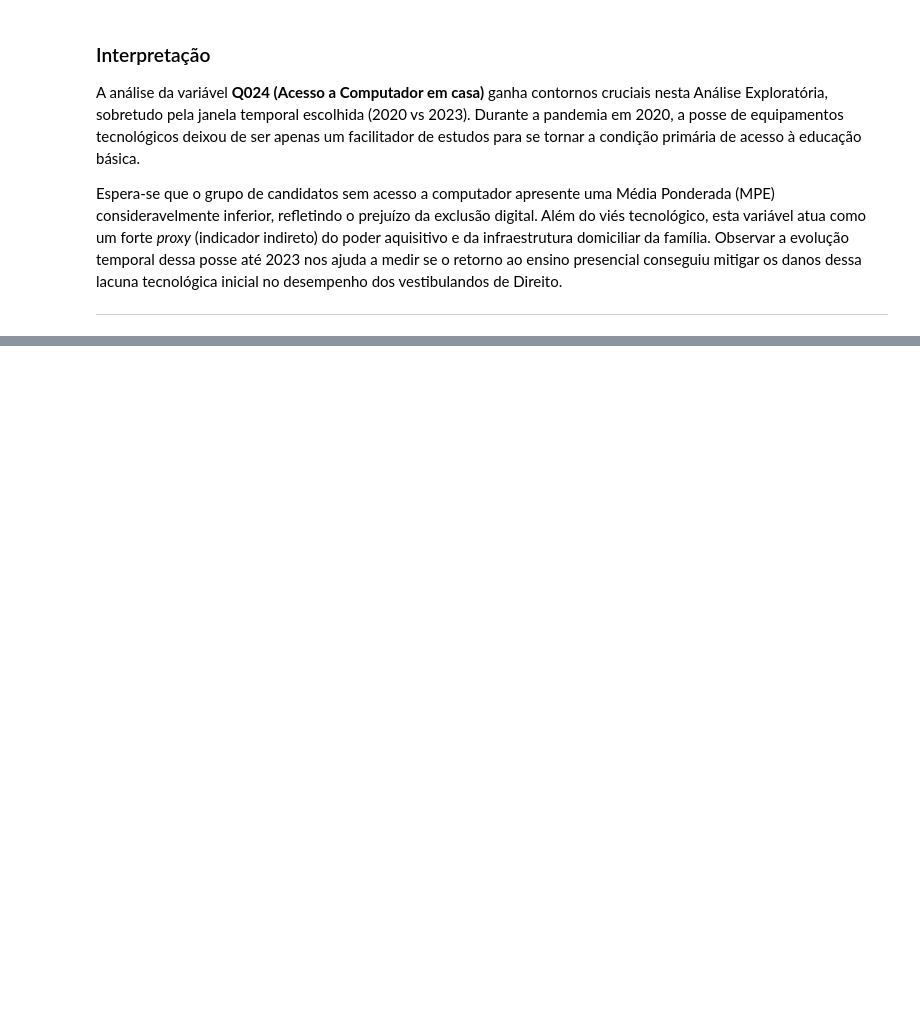
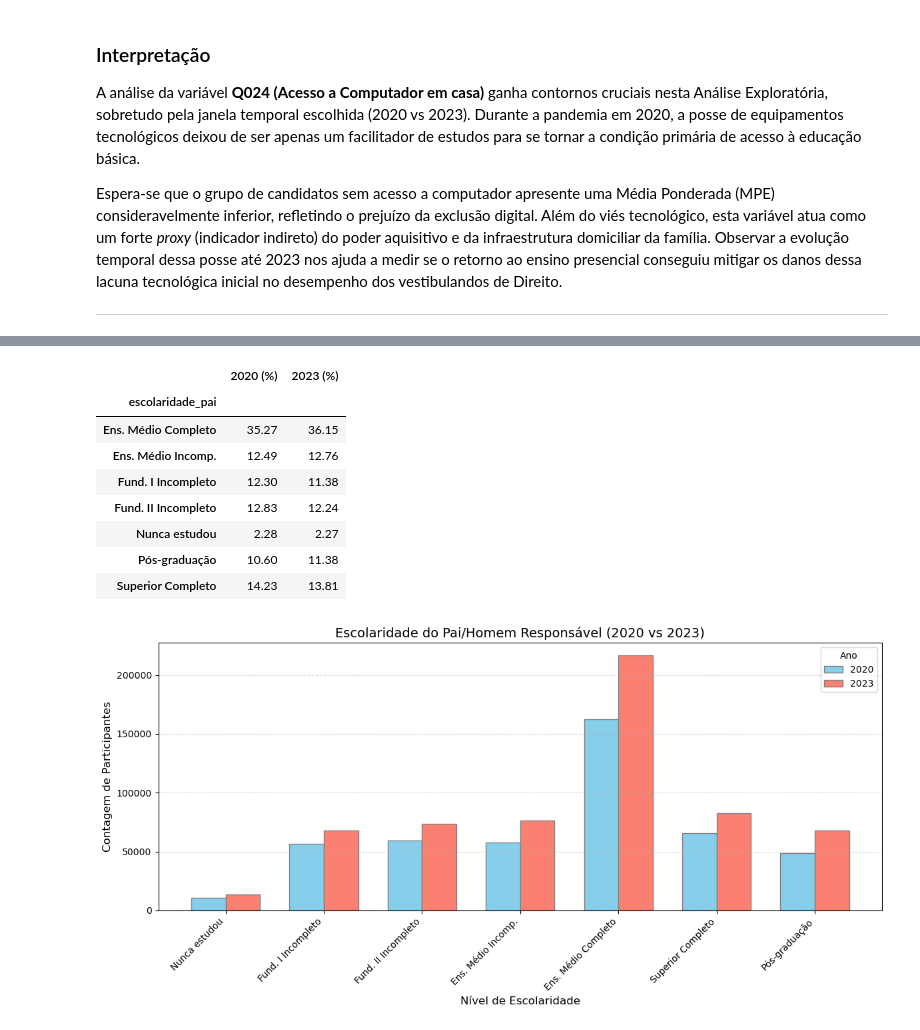
Before and after one commit to AllineOliveira/Projeto-2-Cdados, a Jupyter notebook: Projeto 2 - Grupo 6 2.ipynb, the cells around one changed output, grey strips where cells are left out. Drawn from its saved outputs; the diff is of its cells as text; code cells hidden in the pictures; blank space fills up the shorter version.

```diff
--- a/Projeto 2 - Grupo 6 2.ipynb
+++ b/Projeto 2 - Grupo 6 2.ipynb
@@ -127,7 +125,9 @@ cols = [
     'Q024',                 # feature6
     'Q003',                 # feature7
     'Q004',                 # feature8
-    'Q006'                  # feature9
+    'Q006',                  # feature9
+    'Q001',                  # feature10
+    'Q002'                  # feature11
 ]
 
 enem2020filtrado = enem2020filtrado[cols]
@@ -389,6 +411,8 @@ map_cols = {
     'TP_COR_RACA': 'cor_raca',
     'TP_ESCOLA': 'tipo_escola',
     'TP_LOCALIZACAO_ESC': 'localizacao',
+    'Q001': 'escolaridade_pai',
+    'Q002': 'escolaridade_mae',
     'Q003': 'grupo_social_1',
     'Q004': 'grupo_social_2',
     'Q006': 'renda',
@@ -775,0 +806,73 @@ ___
+# %%
+# --- LIMPEZA DOS DADOS ---
+
+# Filtrando para tirar o "Não sei" e os NaN
+
+df20_pai = enem2020_final[(enem2020_final['escolaridade_pai'] != 'Não sei') & (enem2020_final['escolaridade_pai'].notna())]
+df23_pai = enem2023_final[(enem2023_final['escolaridade_pai'] != 'Não sei') & (enem2023_final['escolaridade_pai'].notna())]
+# %%
+# 1. Tabelas de Frequência (%)
+
+pct_2020_pai = (df20_pai['escolaridade_pai'].value_counts(normalize=True) * 100).round(2)
+pct_2023_pai = (df23_pai['escolaridade_pai'].value_counts(normalize=True) * 100).round(2)
+
+tabela_pai = pd.DataFrame({'2020 (%)': pct_2020_pai, '2023 (%)': pct_2023_pai})
+display(tabela_pai)
+
+# Contagem
+
+cont_2020_pai = df20_pai['escolaridade_pai'].value_counts()
+cont_2023_pai = df23_pai['escolaridade_pai'].value_counts()
+
+
+# 2. Configurando o Gráfico
+
+ordem_categorias = [
+    'Nunca estudou',
+    'Fund. I Incompleto',
+    'Fund. II Incompleto',
+    'Ens. Médio Incomp.',
+    'Ens. Médio Completo',
+    'Superior Completo',
+    'Pós-graduação'
+]
+
+
+valores20_pai = cont_2020_pai.reindex(ordem_categorias, fill_value=0).values
+valores23_pai = cont_2023_pai.reindex(ordem_categorias, fill_value=0).values
+
+largura_barra = 0.35
+r1_pai = np.arange(len(ordem_categorias))
+r2_pai = [x + largura_barra for x in r1_pai]
+
+
+# 3. Plot do Gráfico
+
+plt.figure(figsize=(12, 6))
+
+plt.bar(r1_pai, valores20_pai, color='skyblue', width=largura_barra, edgecolor='gray', label='2020')
+plt.bar(r2_pai, valores23_pai, color='salmon', width=largura_barra, edgecolor='gray', label='2023')
+
+plt.title('Escolaridade do Pai/Homem Responsável (2020 vs 2023)', fontsize=14)
+plt.ylabel('Contagem de Participantes', fontsize=12)
+plt.xlabel('Nível de Escolaridade', fontsize=12)
+
+# Rotação de 45 graus para os textos caberem perfeitamente
+plt.xticks([r + largura_barra/2 for r in r1_pai], ordem_categorias, rotation=45, ha='right')
+
+plt.grid(axis='y', linestyle='--', alpha=0.5)
+plt.legend(title='Ano')
+plt.tight_layout()
+
+plt.show()
+# %% [output]
+|  | 2020 (%) | 2023 (%) |
+| escolaridade_pai |  |  |
+| Ens. Médio Completo | 35.27 | 36.15 |
+| Ens. Médio Incomp. | 12.49 | 12.76 |
+| Fund. I Incompleto | 12.30 | 11.38 |
+| Fund. II Incompleto | 12.83 | 12.24 |
+| Nunca estudou | 2.28 | 2.27 |
+| Pós-graduação | 10.60 | 11.38 |
+| Superior Completo | 14.23 | 13.81 |
+[figure, added]
```
Also changed, not shown: parts of 17 cells of this notebook.
